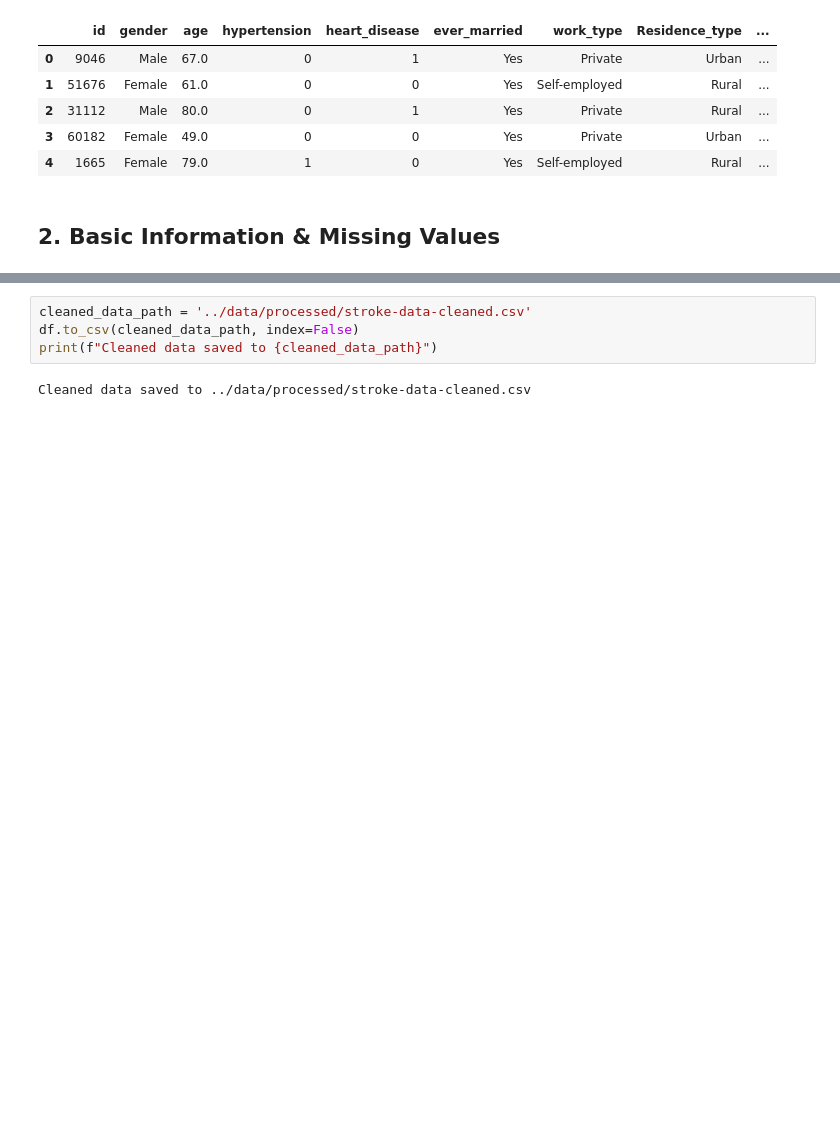
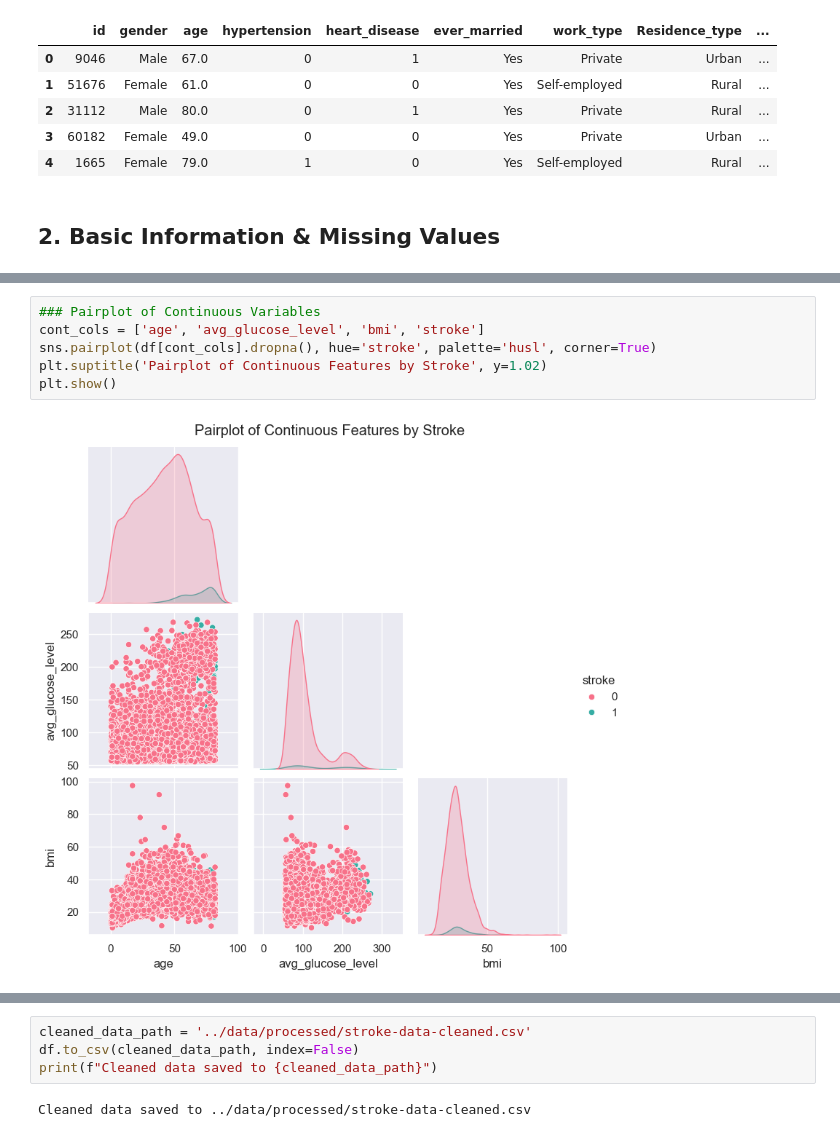
Before and after one commit to itzdineshx/Stroke-Disease-Prediction, a Jupyter notebook: notebook/01_Data_Science.ipynb, the cells around one changed output, grey strips where cells are left out. Drawn from its saved outputs; the diff is of its cells as text; blank space fills up the shorter version.

```diff
--- a/notebook/01_Data_Science.ipynb
+++ b/notebook/01_Data_Science.ipynb
@@ -102,0 +81,8 @@ plt.show()
+# %%
+### Pairplot of Continuous Variables
+cont_cols = ['age', 'avg_glucose_level', 'bmi', 'stroke']
+sns.pairplot(df[cont_cols].dropna(), hue='stroke', palette='husl', corner=True)
+plt.suptitle('Pairplot of Continuous Features by Stroke', y=1.02)
+plt.show()
+# %% [output]
+[figure, added]
```
Also changed, not shown: parts of 20 cells of this notebook, 8 other files.
